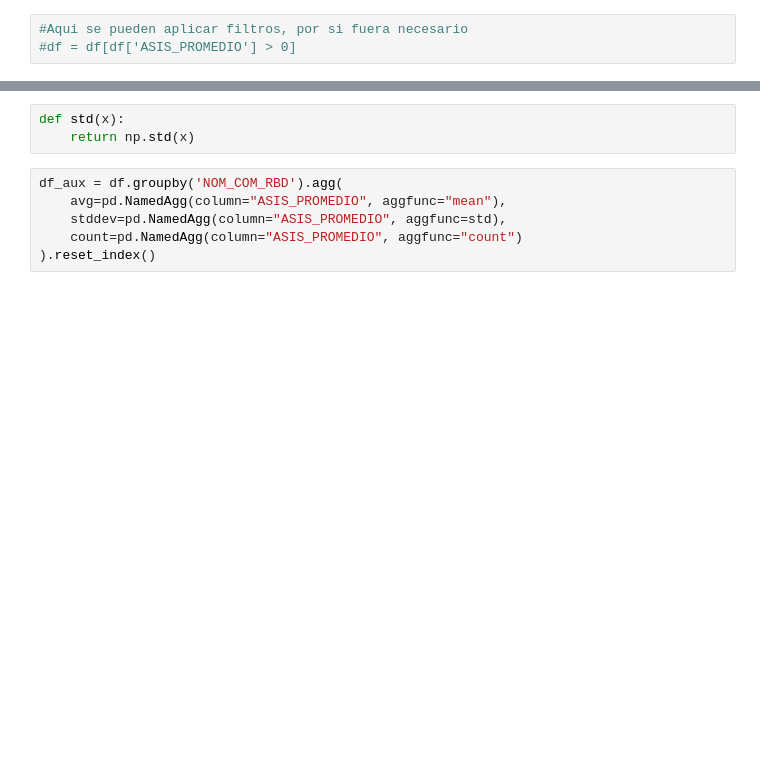
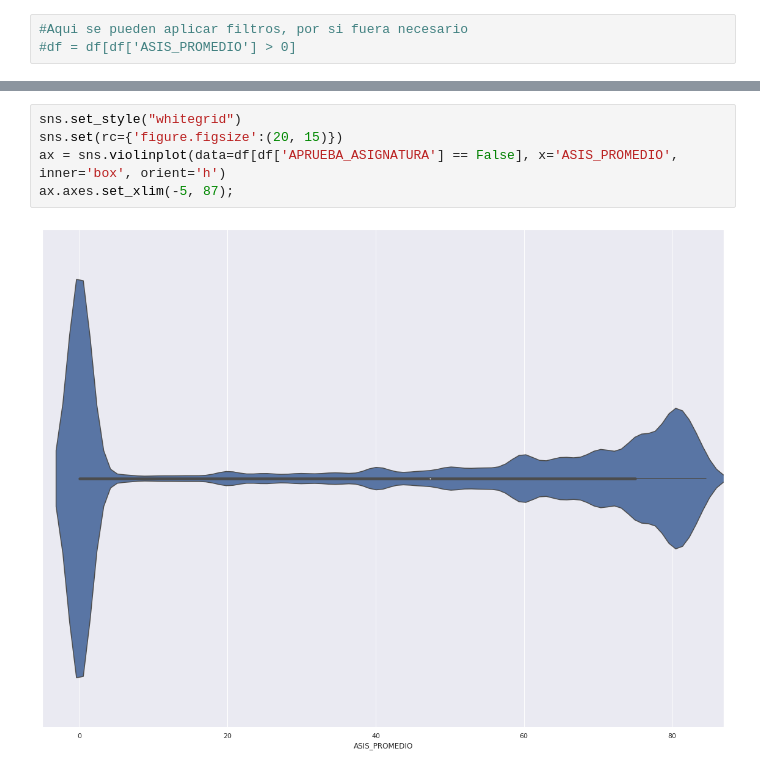
Before and after one commit to napb/abd_tarea1, a Jupyter notebook: 5/5.ipynb, the cells around one changed output, grey strips where cells are left out. Cells and saved outputs as stored; diff of their text form; blank space fills up the shorter version.

```diff
--- a/5/5.ipynb
+++ b/5/5.ipynb
@@ -86,9 +118,7 @@ ax.set_xlim(-10, 110)
-# %%
-def std(x):
-    return np.std(x)
-# %%
-df_aux = df.groupby('NOM_COM_RBD').agg(
-    avg=pd.NamedAgg(column="ASIS_PROMEDIO", aggfunc="mean"),
-    stddev=pd.NamedAgg(column="ASIS_PROMEDIO", aggfunc=std),
-    count=pd.NamedAgg(column="ASIS_PROMEDIO", aggfunc="count")
-).reset_index()
+# %%
+sns.set_style("whitegrid")
+sns.set(rc={'figure.figsize':(20, 15)})
+ax = sns.violinplot(data=df[df['APRUEBA_ASIGNATURA'] == False], x='ASIS_PROMEDIO', inner='box', orient='h')
+ax.axes.set_xlim(-5, 87);
+# %% [output]
+[figure, added]
```
Also changed, not shown: parts of 31 cells of this notebook, 1 other file.
